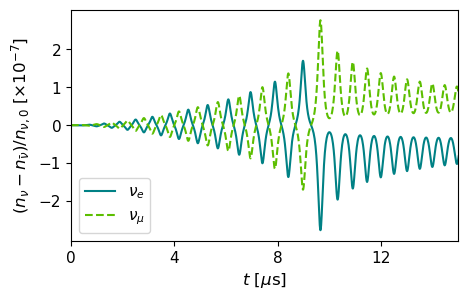
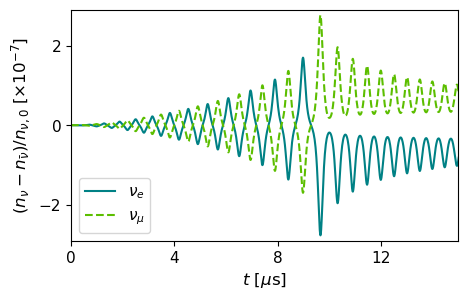
The notebook cell's code change between the first figure and the second:
--- before
+++ after
@@ -10,5 +10,6 @@
 
 plt.xticks([0, 4, 8, 12], fontsize=11)
-plt.yticks([-2,-1, 0,1,2], fontsize=11)
+plt.yticks([-2, 0, 2], fontsize=11)
 plt.xlim(0, 15)
+plt.ylim(-2.9, 2.9)
 plt.show()

Commit: paper figures